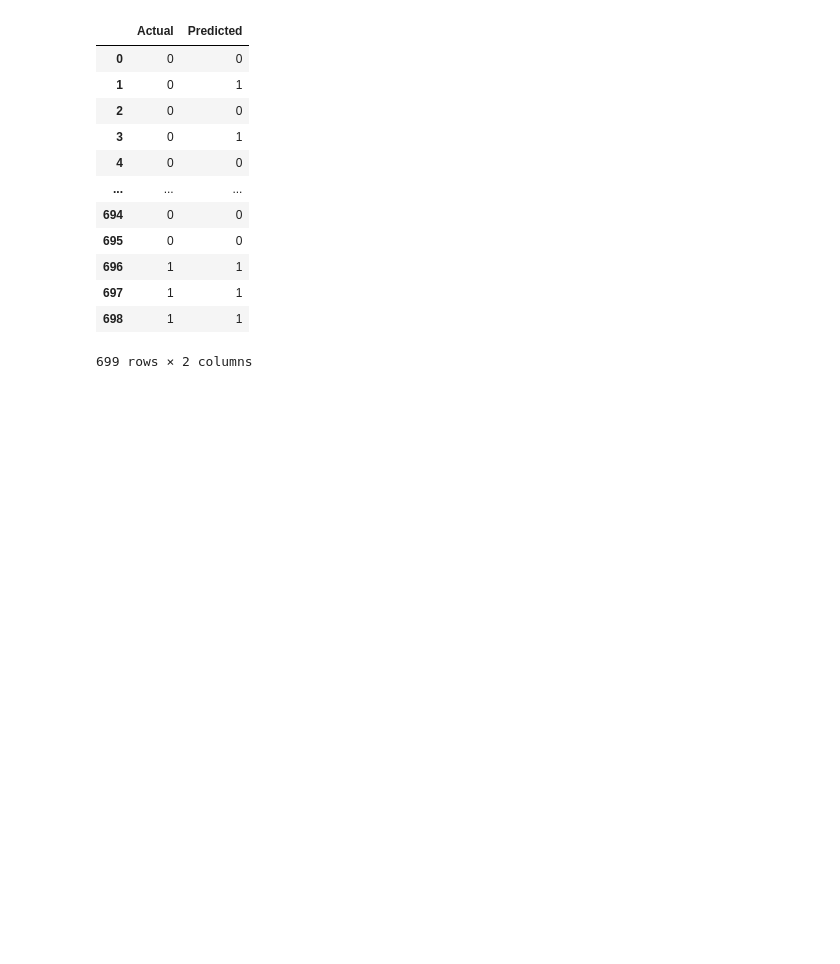
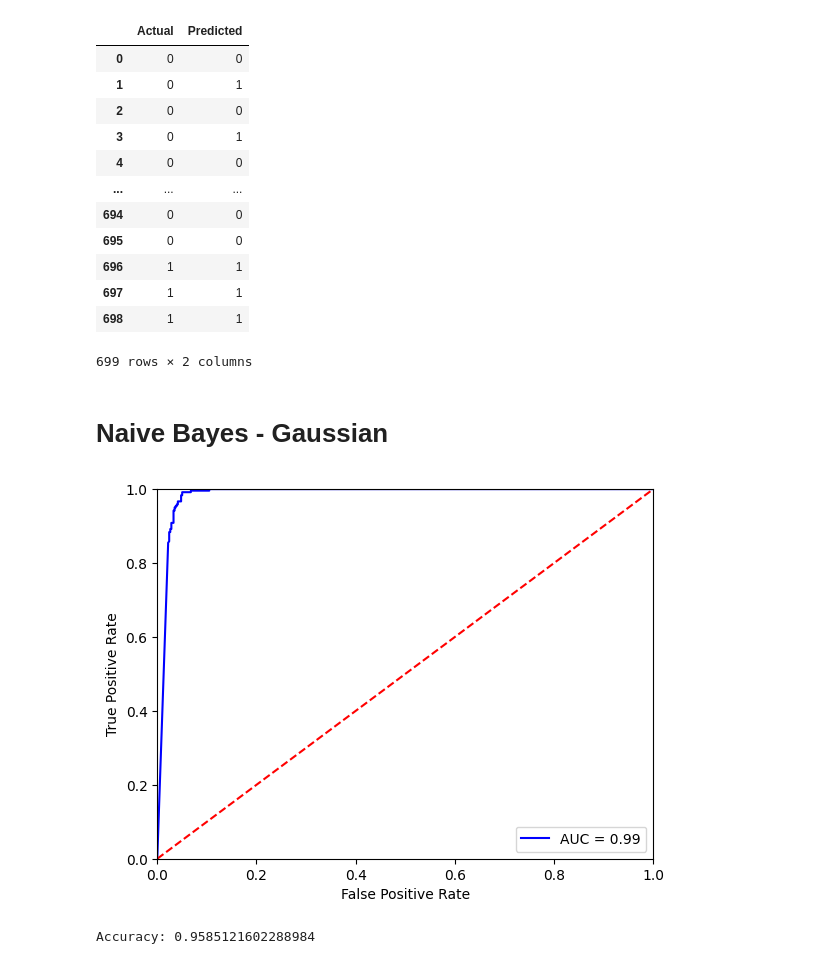
Before and after one commit to drmayu7/303A_machinelearning, a Jupyter notebook: main.ipynb, the cells around one changed output. Cells and saved outputs as stored; diff of their text form; code cells hidden in the pictures; blank space fills up the shorter version.

Commit message:
Compile branches into main
main.ipynb

```diff
--- a/main.ipynb
+++ b/main.ipynb
@@ -143,3 +165,5 @@ df2
 | 697 | 1 | 1 |
 | 698 | 1 | 1 |
 699 rows × 2 columns
+# %% [markdown]
+# Naive Bayes - Gaussian
@@ -145,0 +176,56 @@ df2
+# %%
+# LOO method use multiple observations of evaluation, hence need to initialize a list to store 'class' prediction,probability and mean accuracy from all observations
+predictions = []
+probabilities = []
+scores = []
+# %%
+# Loop through the cross-validation splits/observations
+for train_index, test_index in loo.split(X_scaled):
+    # While splitting data into training and test sets
+    X_train, X_test = X_scaled[train_index], X_scaled[test_index]
+    y_train, y_test = y[train_index], y[test_index]
+
+    # Train the model using the training sets
+    model.fit(X_train,y_train)
+
+   # Get prediction
+    predicted_y = model.predict(X_test)
+
+    # Get probability
+    probability_y = model.predict_proba(X_test)[:,1]
+
+    # Append each predicted label and probability score into list
+    predictions.append(predicted_y[0])
+    probabilities.append(probability_y[0])
+    scores.append(accuracy_score(y_test, predicted_y))
+
+# Convert the lists to a Numpy Array
+predictions = np.array(predictions)
+probabilities = np.array(probabilities)
+# %%
+# Calculate false +ve rate, true +ve rate and threshold values
+fpr, tpr, thresholds = roc_curve(y,probabilities)
+
+# Calculate area under the curve
+roc_auc = roc_auc_score(y,probabilities)
+# %%
+# Plot the ROC curve
+plt.plot(fpr, tpr, 'b', label='AUC = %0.2f' % roc_auc)
+plt.legend(loc='lower right')
+plt.plot([0, 1], [0, 1], 'r--')
+plt.xlim([0, 1])
+plt.ylim([0, 1])
+plt.ylabel('True Positive Rate')
+plt.xlabel('False Positive Rate')
+plt.show()
+# %% [output]
+[figure, added]
+# %%
+# Calculate confusion matrix
+nbcla_cm = confusion_matrix(y,predictions)
+
+# Calculate the mean accuracy
+score_nbcla = sum(scores) / len(scores)
+print("Accuracy:", score_nbcla)
+# %% [output]
+Accuracy: 0.9585121602288984
```
Also changed, not shown: parts of 55 cells of this notebook, 4 other files.
